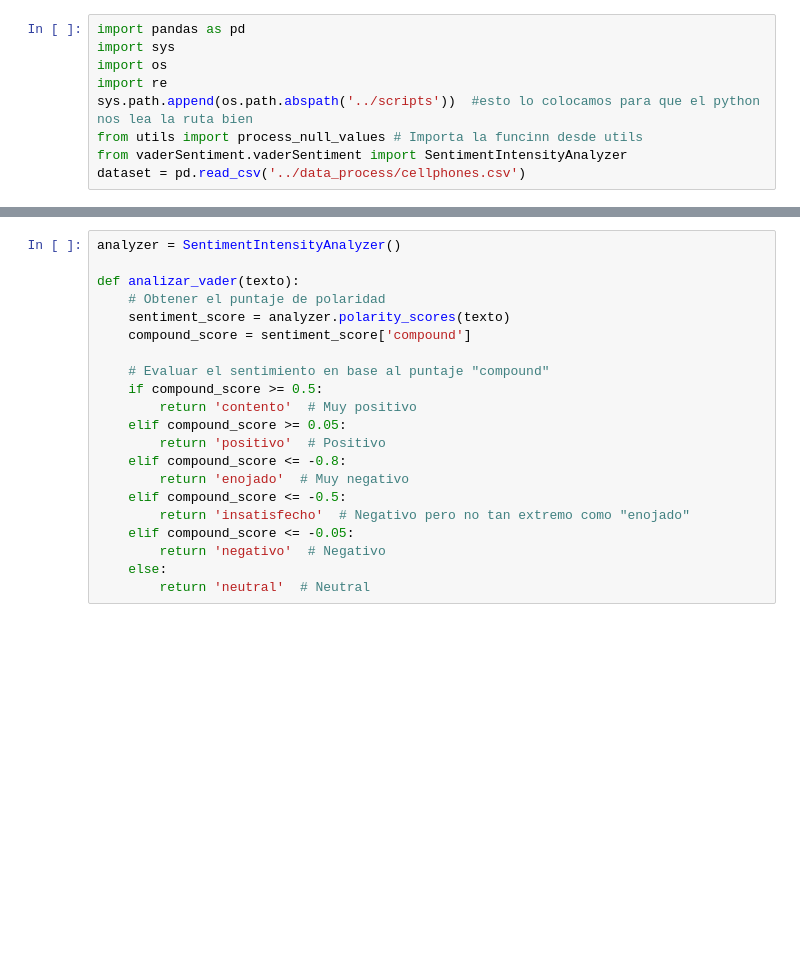
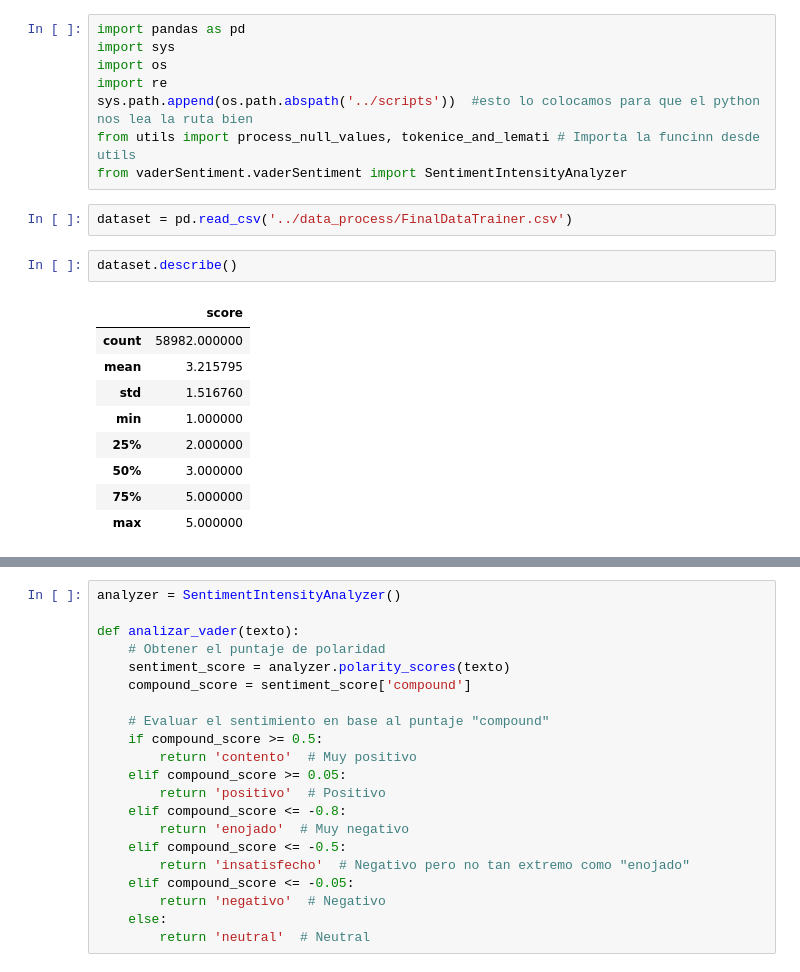
Before and after one commit to SKsergio/FeelingsProductPY, a Jupyter notebook: notebooks/ProcessAllData.ipynb, the cells around one changed output, grey strips where cells are left out. Saved outputs shown, nothing was run; the diff lists cells and outputs as text; blank space fills up the shorter version.

```diff
--- a/notebooks/ProcessAllData.ipynb
+++ b/notebooks/ProcessAllData.ipynb
@@ -4,9 +4,22 @@ import sys
 import os
 import re
 sys.path.append(os.path.abspath('../scripts'))  #esto lo colocamos para que el python nos lea la ruta bien
-from utils import process_null_values # Importa la funcinn desde utils
+from utils import process_null_values, tokenice_and_lemati # Importa la funcinn desde utils
 from vaderSentiment.vaderSentiment import SentimentIntensityAnalyzer
-dataset = pd.read_csv('../data_process/cellphones.csv')
+# %%
+dataset = pd.read_csv('../data_process/FinalDataTrainer.csv')
+# %%
+dataset.describe()
+# %% [output]
+|  | score |
+| count | 58982.000000 |
+| mean | 3.215795 |
+| std | 1.516760 |
+| min | 1.000000 |
+| 25% | 2.000000 |
+| 50% | 3.000000 |
+| 75% | 5.000000 |
+| max | 5.000000 |
 # %%
 dataset.head()
 dataset.dtypes
```
Also changed, not shown: parts of 24 cells of this notebook, 15 other files.
